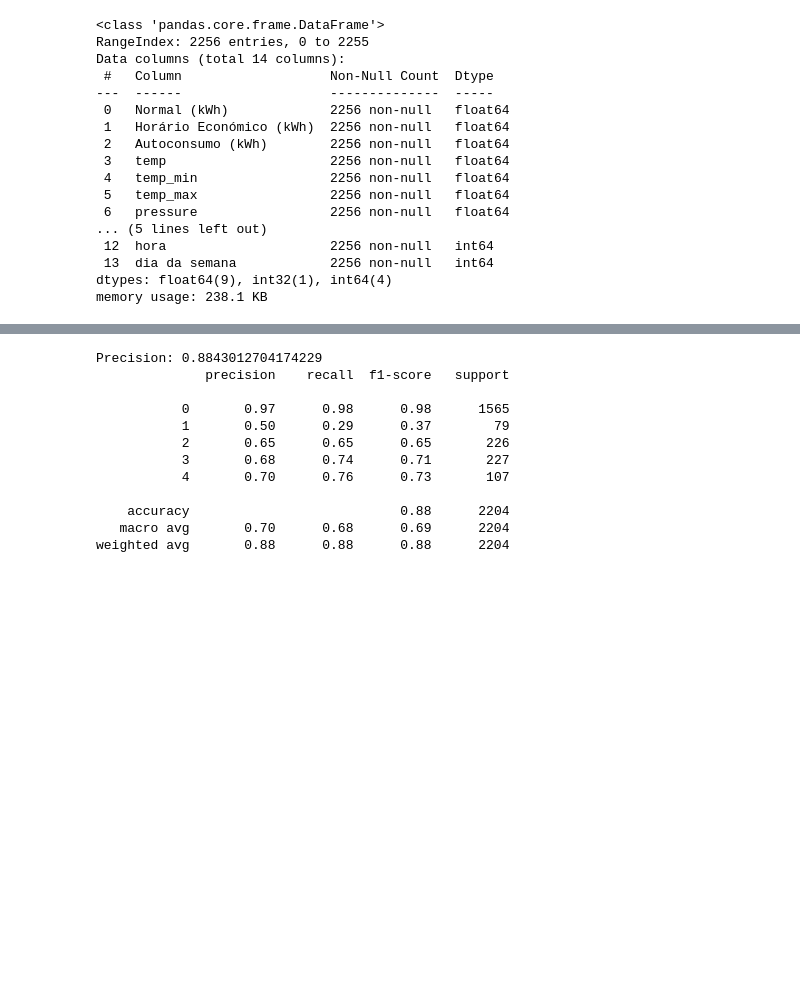
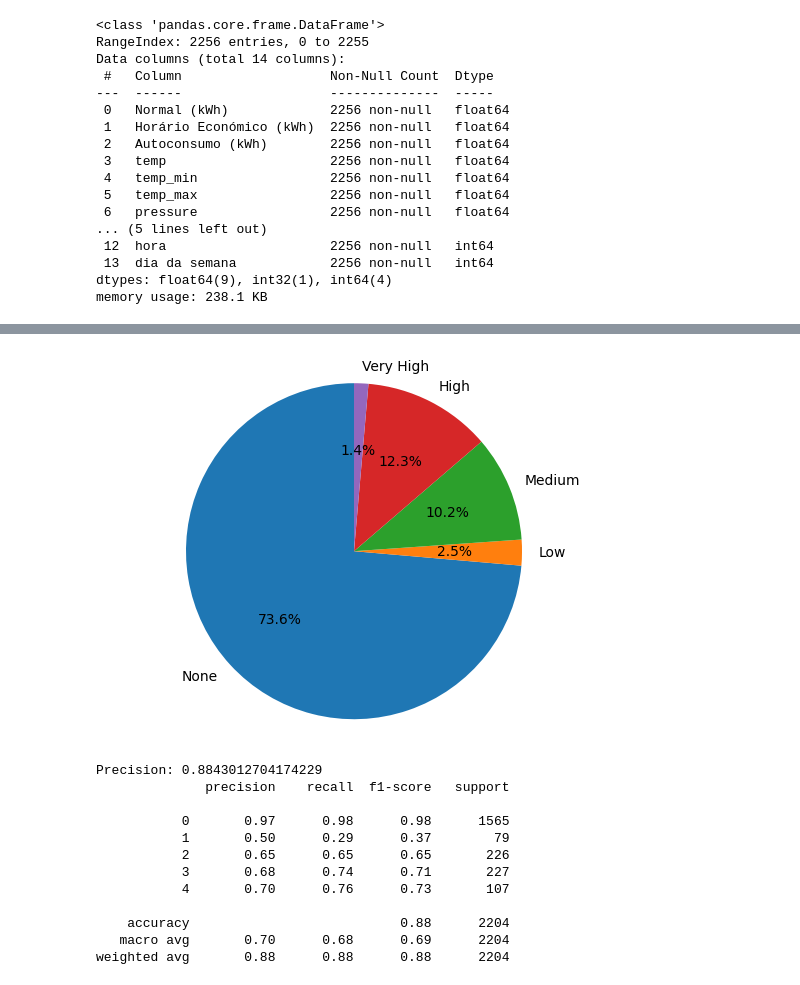
Before and after one commit to GoncaloSenra/DAA-Modelos-de-Machine-Learning, a Jupyter notebook: 3-.ipynb, the cells around one changed output, grey strips where cells are left out. Cells and saved outputs as stored; diff of their text form; code cells hidden in the pictures; blank space fills up the shorter version.

```diff
--- a/3-.ipynb
+++ b/3-.ipynb
@@ -810,6 +916,21 @@ sto_numeric = [dict_target[result] for result in predictions]
 
 result_df = pd.DataFrame({'RowId': range(1, len(predictions)+1), 'Result': sto_numeric})
 result_df.to_csv("dummy_submission.csv", index=False)
+# %%
+## grafico circular com a percentagem de cada categoria do target
+labels = 'None', 'Low', 'Medium', 'High', 'Very High'
+# convert numpy array to dataframe
+p = pd.DataFrame(predictions)
+
+sizes = [p.value_counts()[0], p.value_counts()[1], p.value_counts()[2], p.value_counts()[3], p.value_counts()[4]]
+
+fig1, ax1 = plt.subplots()
+ax1.pie(sizes, labels=labels, autopct='%1.1f%%', shadow=False, startangle=90)
+ax1.axis('equal')
+
+plt.show()
+# %% [output]
+[figure, added]
 # %%
 xgboost.fit(x_train2, y_train2)
 predictions = xgboost.predict(x_test2)
```
Also changed, not shown: parts of 13 cells of this notebook, 1 other file.
